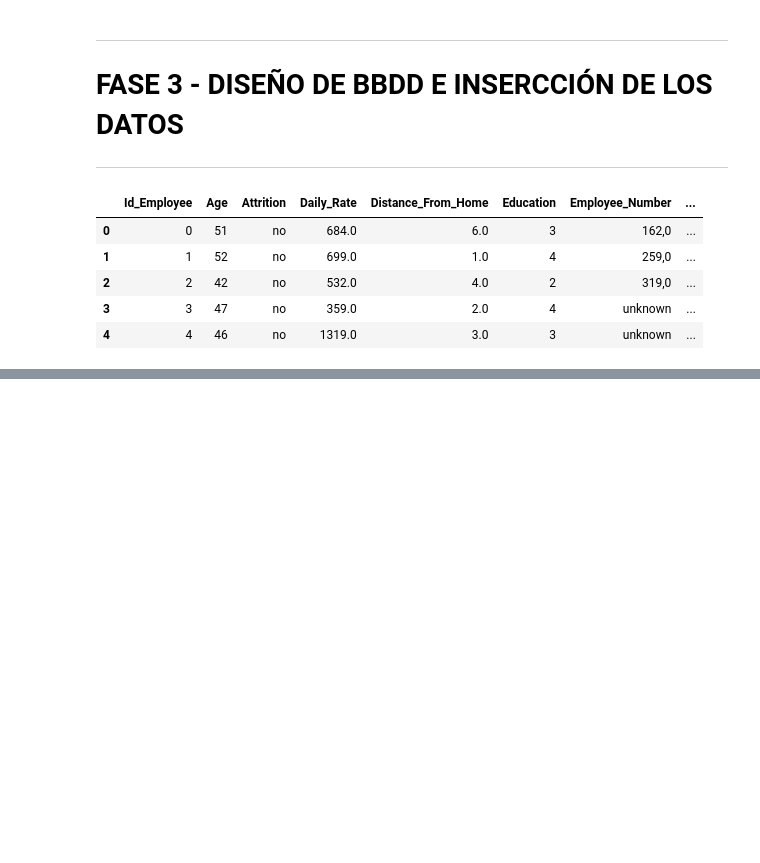
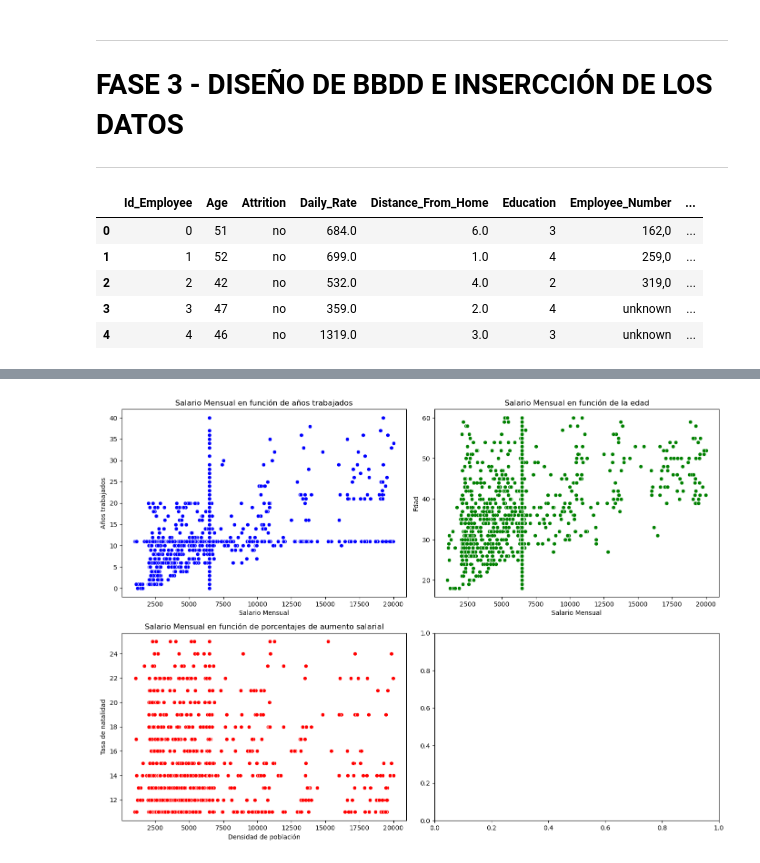
Before and after one commit to Adalab/proyecto-da-promo-c-modulo-3-team-1, a Jupyter notebook: proyecto3_equipo1.ipynb, the cells around one changed output, grey strips where cells are left out. Drawn from its saved outputs; the diff is of its cells as text; code cells hidden in the pictures; blank space fills up the shorter version.

```diff
--- a/proyecto3_equipo1.ipynb
+++ b/proyecto3_equipo1.ipynb
@@ -1243,0 +1465,39 @@ print('Datos insertados exitosamente en sus correspondientes tablas')
+# %%
+# queremos ver la relacion entre job satisfation y
+
+# para eso cambiamos attrition a numerica
+df2["Attrition"] = df2["Attrition"].replace({"no": 0, "yes":1})
+df2["Attrition"] = df2["Attrition"].astype(int)
+# %%
+fig, axes = plt.subplots(2, 2, figsize=(14, 10))
+
+# Primer gráfico: Salario vs Monthly Income
+sns.scatterplot(x='Monthly_Income', y='Total_Working_Years', data=df2, ax=axes[0, 0], color='blue')
+axes[0, 0].set_title('Salario Mensual en función de años trabajados')
+axes[0, 0].set_xlabel('Salario Mensual')
+axes[0, 0].set_ylabel('Años trabajados')
+
+# Segundo gráfico: Salario vs Age
+sns.scatterplot(x='Monthly_Income', y='Age', data=df2, ax=axes[0, 1], color='green')
+axes[0, 1].set_title('Salario Mensual en función de la edad')
+axes[0, 1].set_xlabel('Salario Mensual')
+axes[0, 1].set_ylabel('Edad')
+
+# Tercer gráfico: Tasa de natalidad vs Aumento Salario
+sns.scatterplot(x='Monthly_Income', y='Percent_Salary_Hike', data=df2, ax=axes[1, 0], color='red')
+axes[1, 0].set_title('Salario Mensual en función de porcentajes de aumento salarial')
+axes[1, 0].set_xlabel('Densidad de población')
+axes[1, 0].set_ylabel('Tasa de natalidad')
+
+# Cuarto gráfico: Tasa de natalidad vs Población urbana
+sns.scatterplot(x='Monthly_Income', y='fertility_rate', data=df, ax=axes[1, 1], color='purple')
+axes[1, 1].set_title('Tasa de natalidad vs Población urbana')
+axes[1, 1].set_xlabel('Población urbana (%)')
+axes[1, 1].set_ylabel('Tasa de natalidad')
+
+
+plt.tight_layout()
+
+plt.show()
+# %% [output]
+[figure, added]
```
Also changed, not shown: parts of 34 cells of this notebook.
